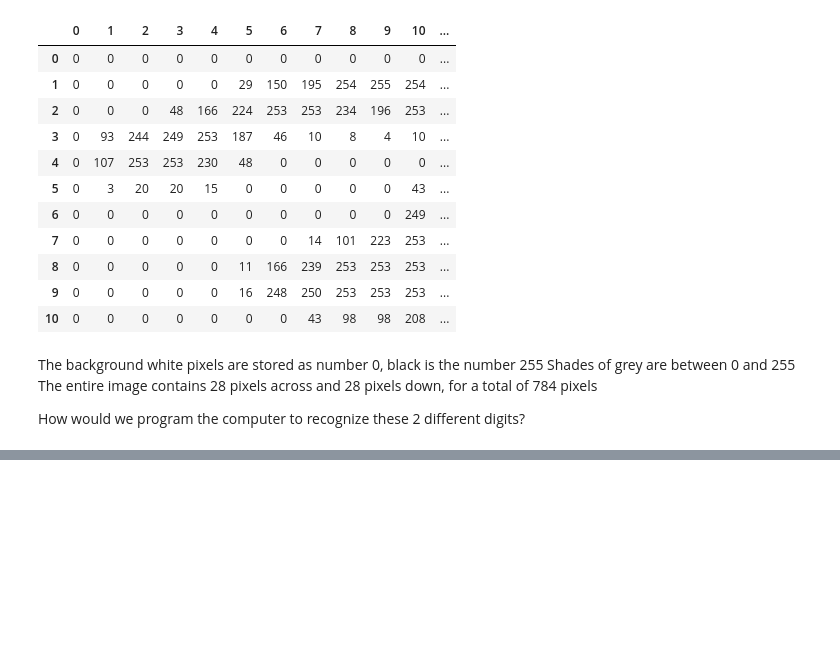
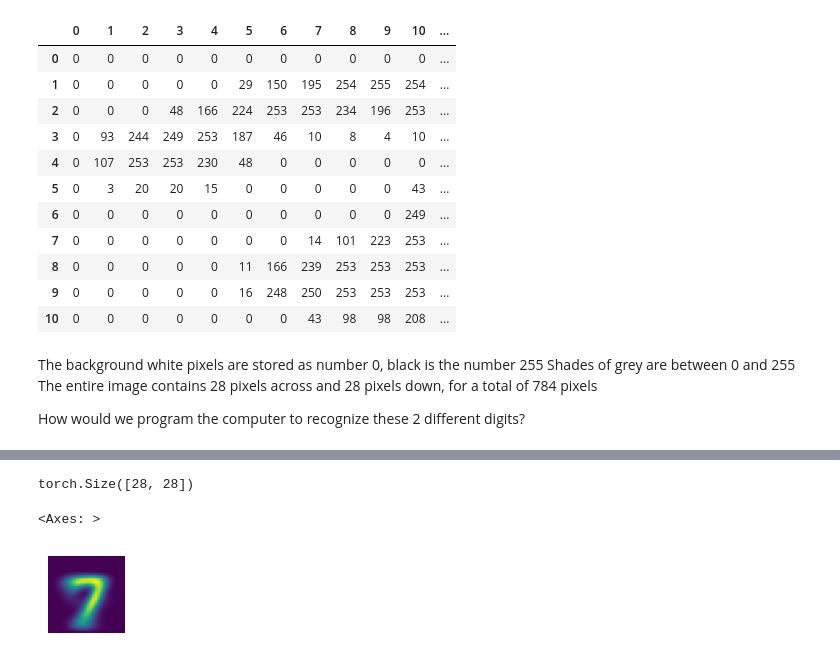
Before and after one commit to JeremyLoh/ml, a Jupyter notebook: fastai/book/chapter4/chapter4.ipynb, the cells around one changed output, grey strips where cells are left out. Cells and saved outputs as stored; diff of their text form; code cells hidden in the pictures; blank space fills up the shorter version.

```diff
--- a/fastai/book/chapter4/chapter4.ipynb
+++ b/fastai/book/chapter4/chapter4.ipynb
@@ -139,0 +230,10 @@ Then to classify an image, we will see which of the two digits they are more sim
+# %%
+# get the mean of sevens!
+mean_seven = torch.mean(stacked_sevens, 0)
+
+print(mean_seven.shape)
+show_image(mean_seven)
+# %% [output]
+torch.Size([28, 28])
+<Axes: >
+[figure, added]
```
Also changed, not shown: parts of 11 cells of this notebook.
